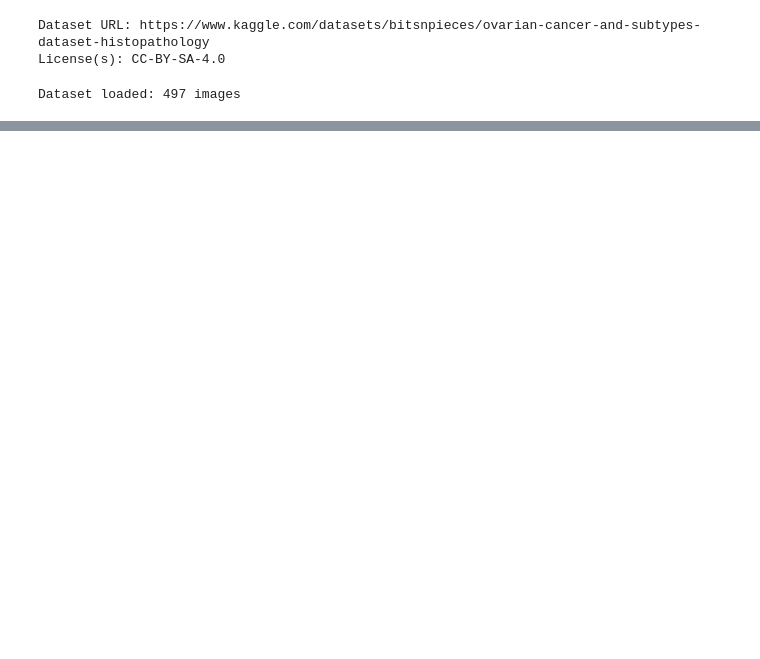
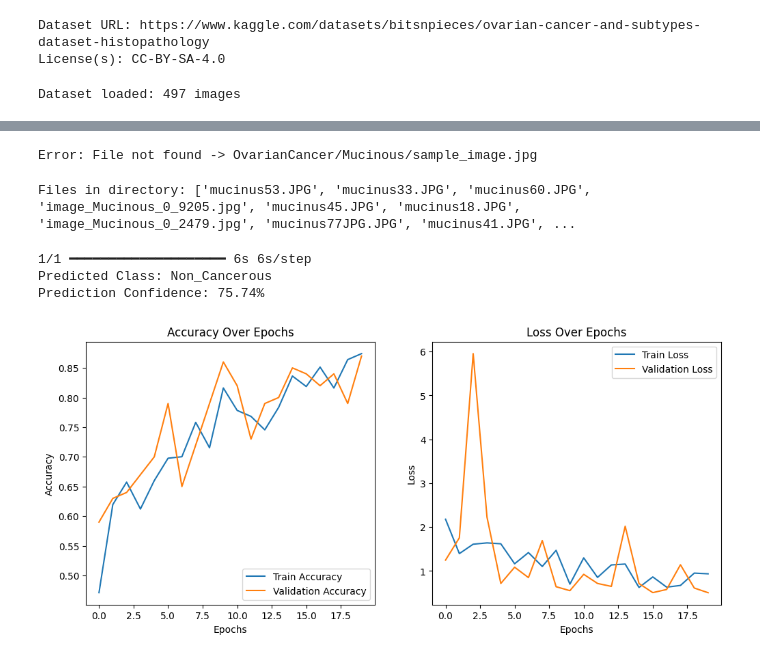
Before and after one commit to samiha-mahin/Ovarian-cancer, a Jupyter notebook: EfficientNetV2.ipynb, the cells around one changed output, grey strips where cells are left out. Drawn from its saved outputs; the diff is of its cells as text; code cells hidden in the pictures; blank space fills up the shorter version.

```diff
--- a/EfficientNetV2.ipynb
+++ b/EfficientNetV2.ipynb
@@ -171,0 +187,73 @@ Epoch 15/20
+# %%
+import cv2
+import numpy as np
+import os
+
+def predict_image(image_path):
+    if not os.path.exists(image_path):
+        print(f"Error: File not found -> {image_path}")
+        return
+
+    img = cv2.imread(image_path)
+    if img is None:
+        print(f"Error: Unable to read image -> {image_path}")
+        return
+
+    img = cv2.resize(img, (IMG_SIZE, IMG_SIZE))  # Resize safely
+    img = np.expand_dims(img, axis=0)  # Expand dimensions for model input
+    img = preprocess_input(img)  # EfficientNetV2 preprocessing
+
+    prediction = model.predict(img)
+    predicted_class = np.argmax(prediction)  # Get highest probability class
+    class_names = ["Mucinous", "Non_Cancerous", "Endometri", "Serous", "Clear_Cell"]
+
+    print(f"Predicted Class: {class_names[predicted_class]}")
+    print(f"Prediction Confidence: {prediction[0][predicted_class]*100:.2f}%")
+
+# Example: Test on an image
+predict_image("OvarianCancer/Mucinous/sample_image.jpg")  # Replace with actual image path
+# %% [output]
+Error: File not found -> OvarianCancer/Mucinous/sample_image.jpg
+# %%
+import os
+
+folder_path = "OvarianCancer/Mucinous"  # Change folder if needed
+
+if os.path.exists(folder_path):
+    print("Files in directory:", os.listdir(folder_path))
+else:
+    print("Error: Folder does not exist!")
+# %% [output]
+Files in directory: ['mucinus53.JPG', 'mucinus33.JPG', 'mucinus60.JPG', 'image_Mucinous_0_9205.jpg', 'mucinus45.JPG', 'mucinus18.JPG', 'image_Mucinous_0_2479.jpg', 'mucinus77JPG.JPG', 'mucinus41.JPG', ...
+# %%
+predict_image("OvarianCancer/Mucinous/mucinus53.JPG")  # Replace with a valid image filename
+# %% [output]
+1/1 ━━━━━━━━━━━━━━━━━━━━ 6s 6s/step
+Predicted Class: Non_Cancerous
+Prediction Confidence: 75.74%
+# %%
+import matplotlib.pyplot as plt
+
+plt.figure(figsize=(12, 5))
+
+# Accuracy plot
+plt.subplot(1, 2, 1)
+plt.plot(history.history["accuracy"], label="Train Accuracy")
+plt.plot(history.history["val_accuracy"], label="Validation Accuracy")
+plt.title("Accuracy Over Epochs")
+plt.xlabel("Epochs")
+plt.ylabel("Accuracy")
+plt.legend()
+
+# Loss plot
+plt.subplot(1, 2, 2)
+plt.plot(history.history["loss"], label="Train Loss")
+plt.plot(history.history["val_loss"], label="Validation Loss")
+plt.title("Loss Over Epochs")
+plt.xlabel("Epochs")
+plt.ylabel("Loss")
+plt.legend()
+
+plt.show()
+# %% [output]
+[figure, added]
```
Also changed, not shown: parts of 4 cells of this notebook.
